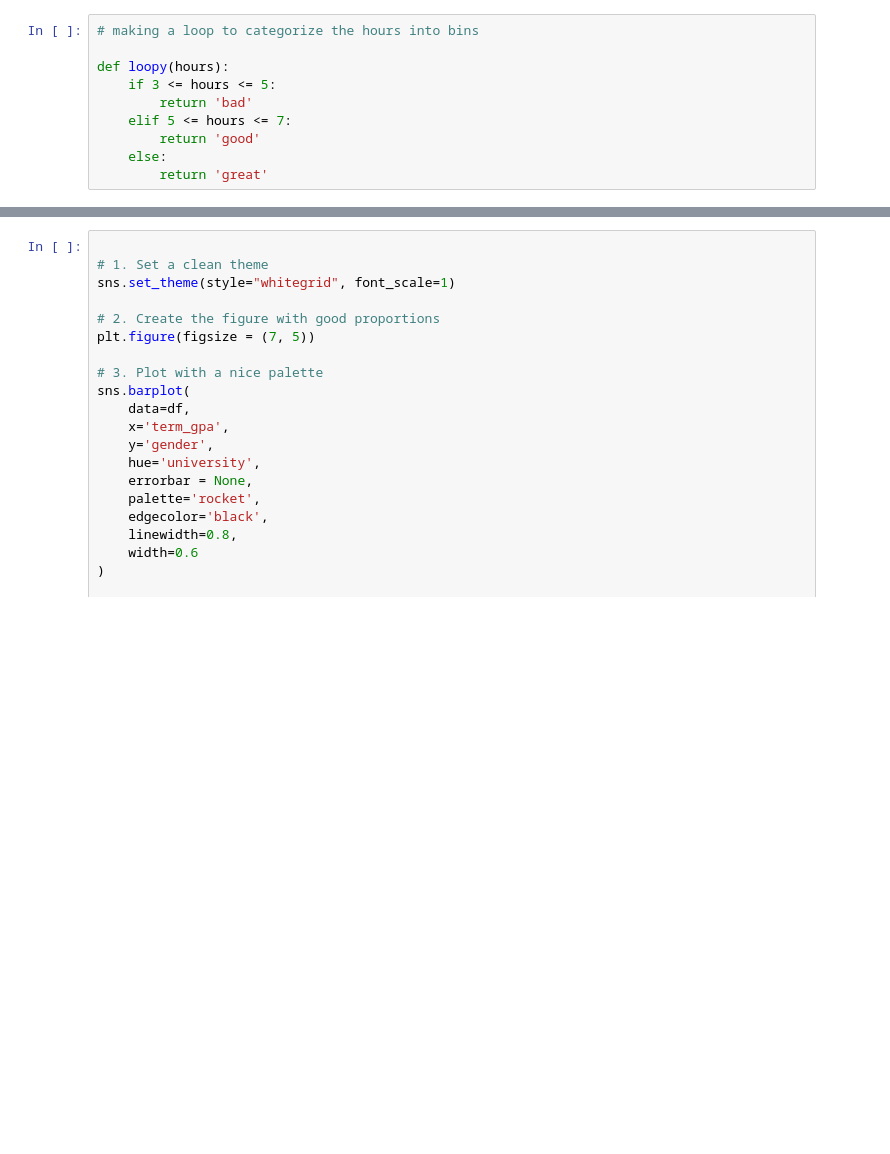
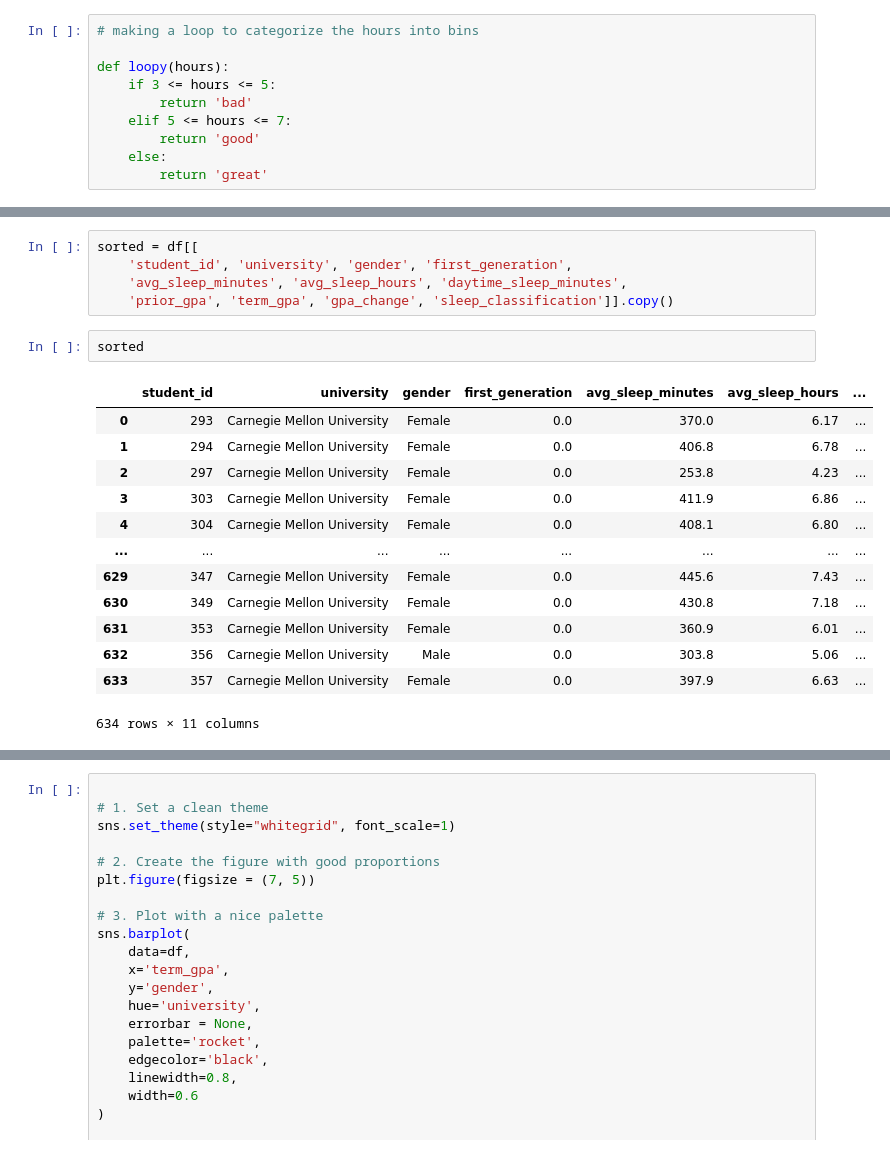
Before and after one commit to ethan-mathews24/EDS217, a Jupyter notebook: KEN.ipynb, the cells around one changed output, grey strips where cells are left out. Drawn from its saved outputs; the diff is of its cells as text; blank space fills up the shorter version.

```diff
--- a/KEN.ipynb
+++ b/KEN.ipynb
@@ -133,0 +134,21 @@ df.head()
+# %%
+sorted = df[[
+    'student_id', 'university', 'gender', 'first_generation',
+    'avg_sleep_minutes', 'avg_sleep_hours', 'daytime_sleep_minutes',
+    'prior_gpa', 'term_gpa', 'gpa_change', 'sleep_classification']].copy()
+# %%
+sorted
+# %% [output]
+|  | student_id | university | gender | first_generation | avg_sleep_minutes | avg_sleep_hours | ... |
+| 0 | 293 | Carnegie Mellon University | Female | 0.0 | 370.0 | 6.17 | ... |
+| 1 | 294 | Carnegie Mellon University | Female | 0.0 | 406.8 | 6.78 | ... |
+| 2 | 297 | Carnegie Mellon University | Female | 0.0 | 253.8 | 4.23 | ... |
+| 3 | 303 | Carnegie Mellon University | Female | 0.0 | 411.9 | 6.86 | ... |
+| 4 | 304 | Carnegie Mellon University | Female | 0.0 | 408.1 | 6.80 | ... |
+| ... | ... | ... | ... | ... | ... | ... | ... |
+| 629 | 347 | Carnegie Mellon University | Female | 0.0 | 445.6 | 7.43 | ... |
+| 630 | 349 | Carnegie Mellon University | Female | 0.0 | 430.8 | 7.18 | ... |
+| 631 | 353 | Carnegie Mellon University | Female | 0.0 | 360.9 | 6.01 | ... |
+| 632 | 356 | Carnegie Mellon University | Male | 0.0 | 303.8 | 5.06 | ... |
+| 633 | 357 | Carnegie Mellon University | Female | 0.0 | 397.9 | 6.63 | ... |
+634 rows × 11 columns
```
Also changed, not shown: parts of 8 cells of this notebook.
